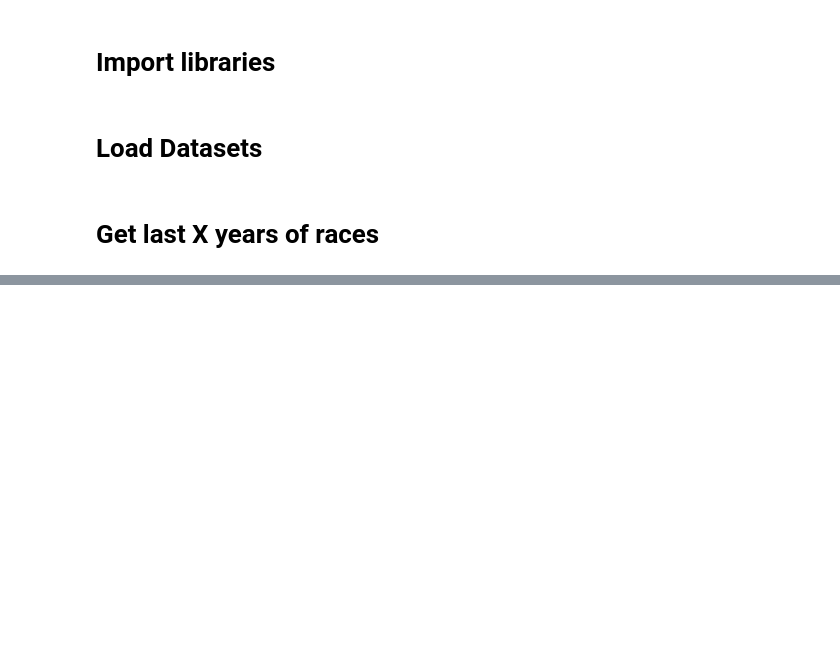
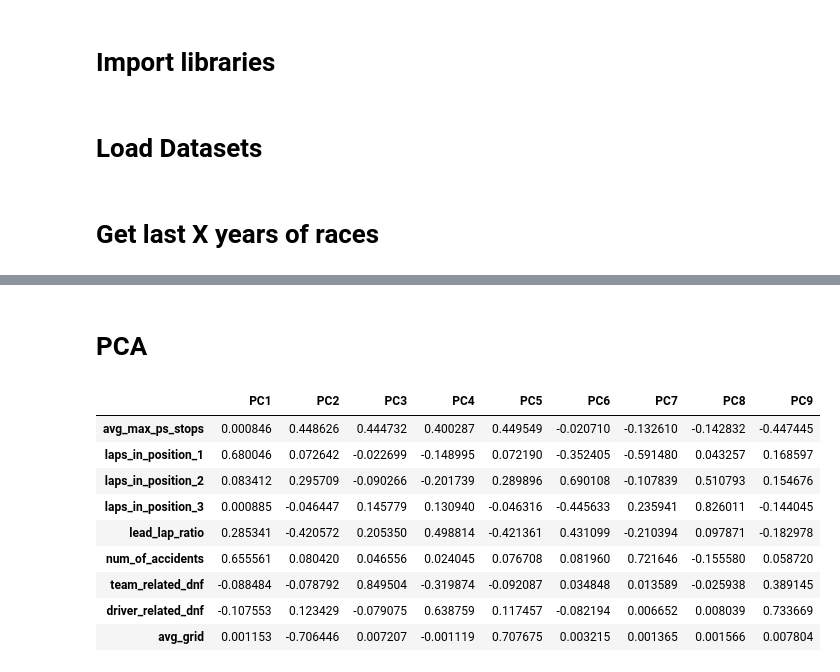
Before and after one commit to abrohit/CS573, a Jupyter notebook: rohit-data-analysis.ipynb, the cells around one changed output, grey strips where cells are left out. Drawn from its saved outputs; the diff is of its cells as text; code cells hidden in the pictures; blank space fills up the shorter version.

```diff
--- a/rohit-data-analysis.ipynb
+++ b/rohit-data-analysis.ipynb
@@ -234,0 +280,26 @@ plot_constructors_averages(constructors_with_averages)
+# %% [markdown]
+# PCA
+# %%
+df_analysis = df.drop(columns=['year', 'driverId', 'total_points'])
+scaler = StandardScaler()
+df_scaled = scaler.fit_transform(df_analysis)
+
+pca = PCA(n_components=len(df_analysis.columns))
+principal_components = pca.fit_transform(df_scaled)
+
+# pc_df = pd.DataFrame(data=principal_components, columns=[f'PC{i+1}' for i in range(len(df_analysis.columns))])
+# pc_df
+
+components_df = pd.DataFrame(pca.components_, columns=[f'PC{i+1}' for i in range(len(df_analysis.columns))], index=df_analysis.columns)
+components_df
+# %% [output]
+|  | PC1 | PC2 | PC3 | PC4 | PC5 | PC6 | PC7 | PC8 | PC9 |
+| avg_max_ps_stops | 0.000846 | 0.448626 | 0.444732 | 0.400287 | 0.449549 | -0.020710 | -0.132610 | -0.142832 | -0.447445 |
+| laps_in_position_1 | 0.680046 | 0.072642 | -0.022699 | -0.148995 | 0.072190 | -0.352405 | -0.591480 | 0.043257 | 0.168597 |
+| laps_in_position_2 | 0.083412 | 0.295709 | -0.090266 | -0.201739 | 0.289896 | 0.690108 | -0.107839 | 0.510793 | 0.154676 |
+| laps_in_position_3 | 0.000885 | -0.046447 | 0.145779 | 0.130940 | -0.046316 | -0.445633 | 0.235941 | 0.826011 | -0.144045 |
+| lead_lap_ratio | 0.285341 | -0.420572 | 0.205350 | 0.498814 | -0.421361 | 0.431099 | -0.210394 | 0.097871 | -0.182978 |
+| num_of_accidents | 0.655561 | 0.080420 | 0.046556 | 0.024045 | 0.076708 | 0.081960 | 0.721646 | -0.155580 | 0.058720 |
+| team_related_dnf | -0.088484 | -0.078792 | 0.849504 | -0.319874 | -0.092087 | 0.034848 | 0.013589 | -0.025938 | 0.389145 |
+| driver_related_dnf | -0.107553 | 0.123429 | -0.079075 | 0.638759 | 0.117457 | -0.082194 | 0.006652 | 0.008039 | 0.733669 |
+| avg_grid | 0.001153 | -0.706446 | 0.007207 | -0.001119 | 0.707675 | 0.003215 | 0.001365 | 0.001566 | 0.007804 |
```
Also changed, not shown: parts of 64 cells of this notebook, 2 other files.
